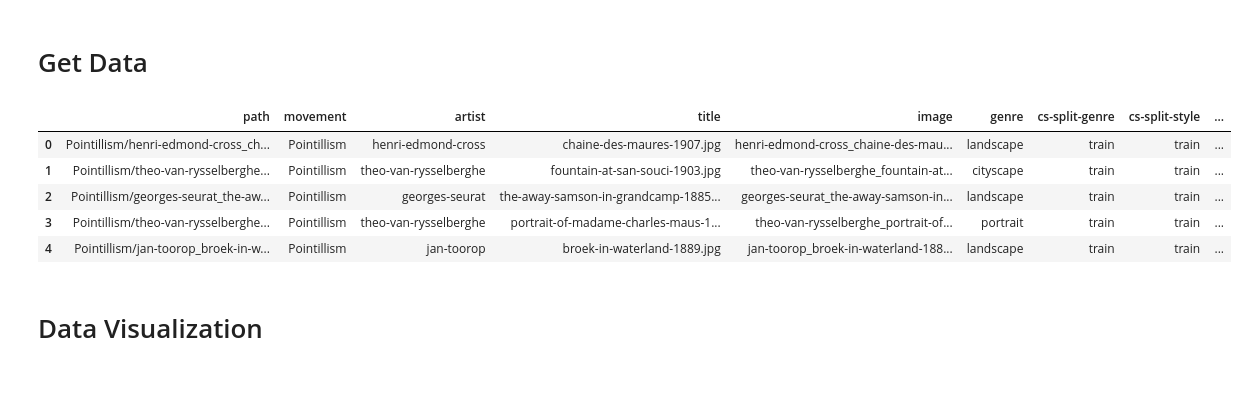
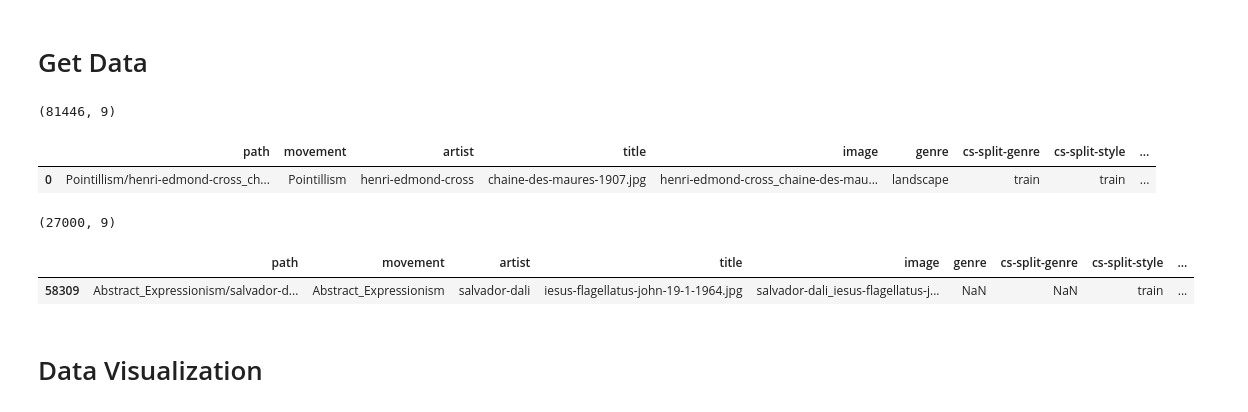
Before and after one commit to gregoirelafay/neural-art, a Jupyter notebook: notebooks/gregoire_data_preparation.ipynb, the cells around one changed output. Cells and saved outputs as stored; diff of their text form; code cells hidden in the pictures; blank space fills up the shorter version.

Commit message:
cleaning data_preparation.ipynb

```diff
--- a/notebooks/gregoire_data_preparation.ipynb
+++ b/notebooks/gregoire_data_preparation.ipynb
@@ -22,12 +22,10 @@ sample_path = "../raw_data/wikiart"
 # %%
 data = get_data(csv_path, image_path, create_csv=True)
 # %%
-data.head()
+print(data.shape)
+data.head(1)
 # %% [output]
+(81446, 9)
 |  | path | movement | artist | title | image | genre | cs-split-genre | cs-split-style | ... |
 | 0 | Pointillism/henri-edmond-cross_ch... | Pointillism | henri-edmond-cross | chaine-des-maures-1907.jpg | henri-edmond-cross_chaine-des-mau... | landscape | train | train | ... |
-| 1 | Pointillism/theo-van-rysselberghe... | Pointillism | theo-van-rysselberghe | fountain-at-san-souci-1903.jpg | theo-van-rysselberghe_fountain-at... | cityscape | train | train | ... |
-| 2 | Pointillism/georges-seurat_the-aw... | Pointillism | georges-seurat | the-away-samson-in-grandcamp-1885... | georges-seurat_the-away-samson-in... | landscape | train | train | ... |
-| 3 | Pointillism/theo-van-rysselberghe... | Pointillism | theo-van-rysselberghe | portrait-of-madame-charles-maus-1... | theo-van-rysselberghe_portrait-of... | portrait | train | train | ... |
-| 4 | Pointillism/jan-toorop_broek-in-w... | Pointillism | jan-toorop | broek-in-waterland-1889.jpg | jan-toorop_broek-in-waterland-188... | landscape | train | train | ... |
 # %%
@@ -36,5 +34,10 @@ sample = get_sample(data, image_path, sample_path, target='movement', n=6, rando
 # %%
+print(sample.shape)
 sample.head(1)
+# %% [output]
+(27000, 9)
+|  | path | movement | artist | title | image | genre | cs-split-genre | cs-split-style | ... |
+| 58309 | Abstract_Expressionism/salvador-d... | Abstract_Expressionism | salvador-dali | iesus-flagellatus-john-19-1-1964.jpg | salvador-dali_iesus-flagellatus-j... | NaN | NaN | train | ... |
 # %%
 merge = {"Abstract_Expressionism": "Abstract",
          "Action_painting": "Abstract",
```
Also changed, not shown: parts of 8 cells of this notebook.
